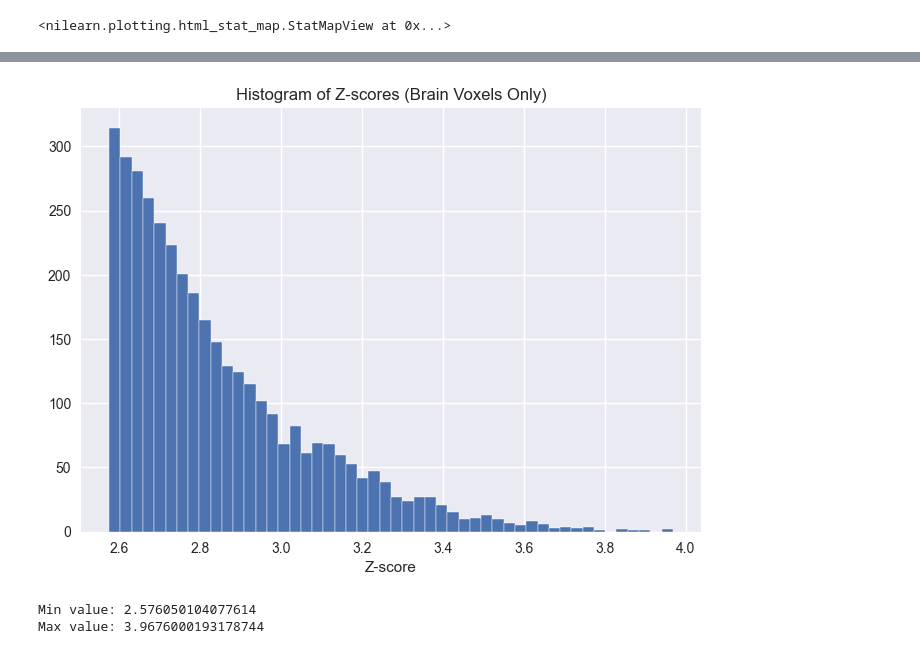
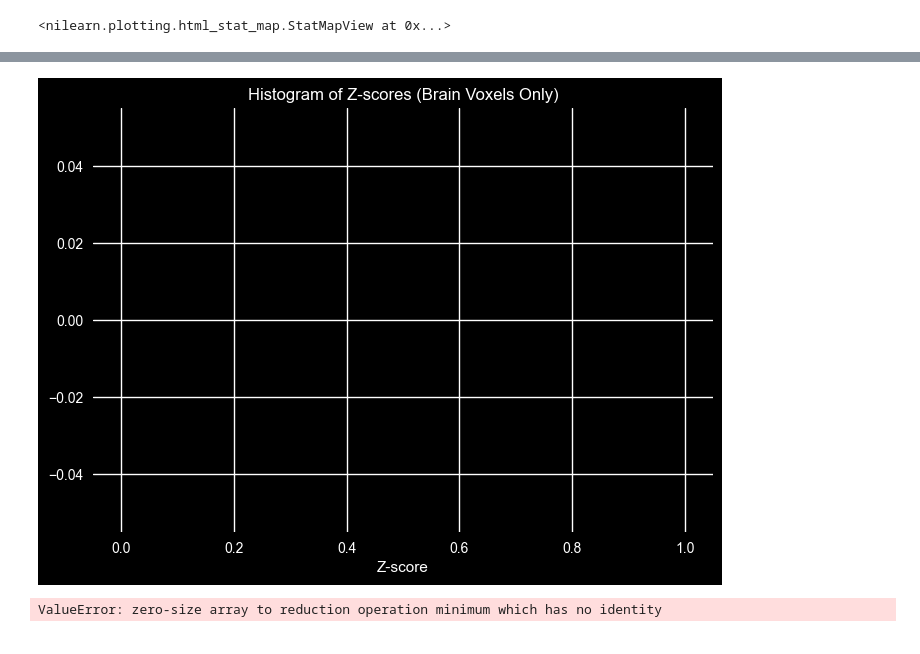
Before and after one commit to mducat/scz_familiarity_fMRI_ML, a Jupyter notebook: mri_single_subject.ipynb, the cells around one changed output, grey strips where cells are left out. Saved outputs shown, nothing was run; the diff lists cells and outputs as text; code cells hidden in the pictures.

```diff
--- a/mri_single_subject.ipynb
+++ b/mri_single_subject.ipynb
@@ -102,19 +80,19 @@ from nilearn.plotting import plot_design_matrix
 from nilearn.glm.first_level import FirstLevelModel
 # %%
 
-repetition_time = dataset[0]._t_r
+repetition_time = dataset.repetition_time
 fmri_glm = FirstLevelModel(t_r=repetition_time,
           drift_model='polynomial',
           drift_order=3,
           hrf_model='spm',
           standardize=False,
           signal_scaling=False,
-          mask_img=dataset[0].brain_mask,
+          mask_img=dataset.brain_mask,
           smoothing_fwhm=6,
           n_jobs=-1)
 # %%
 
-fmri_glm = fmri_glm.fit(images, events)
+fmri_glm = fmri_glm.fit(images, events, sample_masks=dataset.sample_mask)
 # %%
 n_scans = images.shape[-1]
 TR = repetition_time
@@ -191,7 +161,3 @@ for key, column in contrasts.items():
-# %%
-contrasts["low"] = np.sum(low_contrast_columns, axis=0)
-
-contrasts["high"] = np.sum(high_contrast_columns, axis=0)
 # %%
 glm_contrast_val = contrasts["high"] - contrasts["low"]
 glm_contrast_val
@@ -204,14 +174,14 @@ z_score = fmri_glm.compute_contrast(glm_contrast_val, stat_type='t')
 from nilearn.glm import threshold_stats_img
 from nilearn.plotting import plot_stat_map
 # %%
-clean_z, threshold = threshold_stats_img(z_score, alpha=0.01, height_control="fpr")
+clean_z, threshold = threshold_stats_img(z_score, alpha=0.5, height_control="bonferroni")
 
 plot_stat_map(
     clean_z,
     display_mode="z",
     title="high - low",
     cut_coords=np.arange(-40, 70, 10),
-    bg_img=dataset[0].background,
+    bg_img=dataset.background,
     black_bg=True,
 )
 # %% [output]
@@ -271,23 +241,22 @@ plt.show()
 # %%
 from nilearn.masking import apply_mask
 import matplotlib.pyplot as plt
 
-mask = dataset[0].brain_mask
+mask = dataset.brain_mask
 
 masked_data = apply_mask(clean_z, mask)
 masked_data = masked_data[masked_data > 0.5]
 
 plt.hist(masked_data, bins=50)
 plt.title("Histogram of Z-scores (Brain Voxels Only)")
 plt.xlabel("Z-score")
 plt.show()
 
 print(f"Min value: {masked_data.min()}")
 print(f"Max value: {masked_data.max()}")
 # %% [output]
-[figure, old version]
+[figure, new version]
-Min value: 2.576050104077614
-Max value: 3.9676000193178744
+ValueError: zero-size array to reduction operation minimum which has no identity
 # %%
 import numpy as np
 
```
Also changed, not shown: parts of 26 cells of this notebook, 10 other files.
